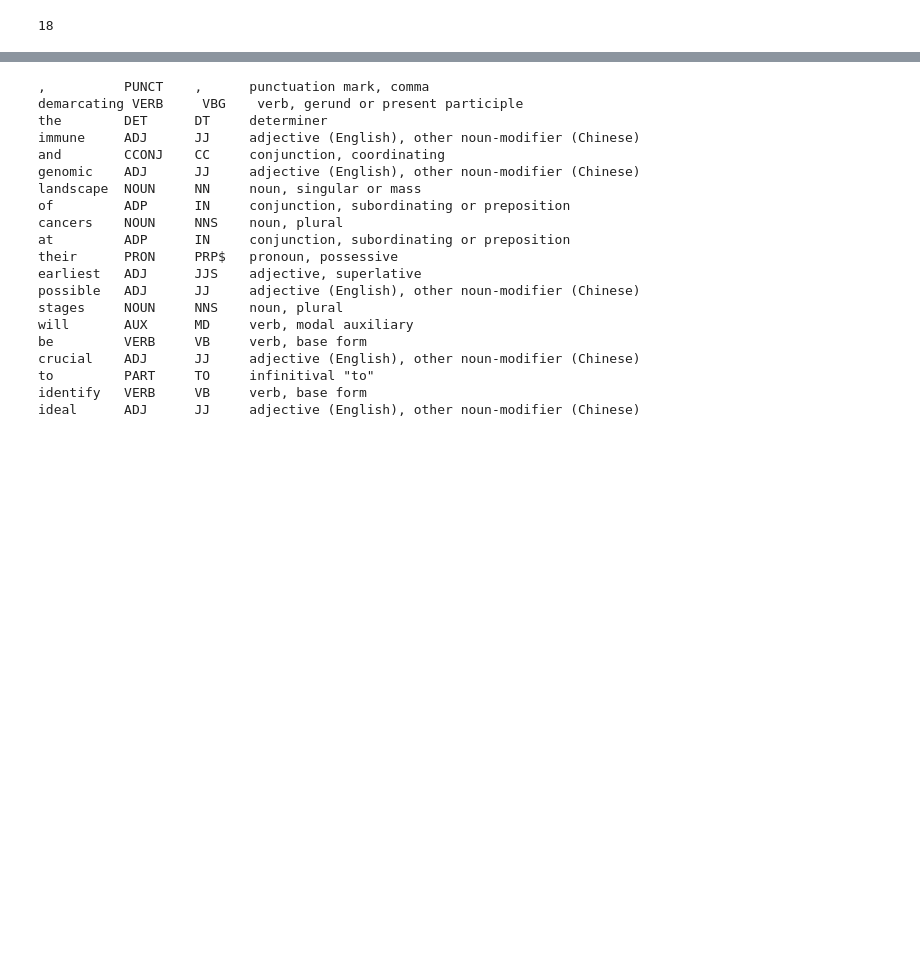
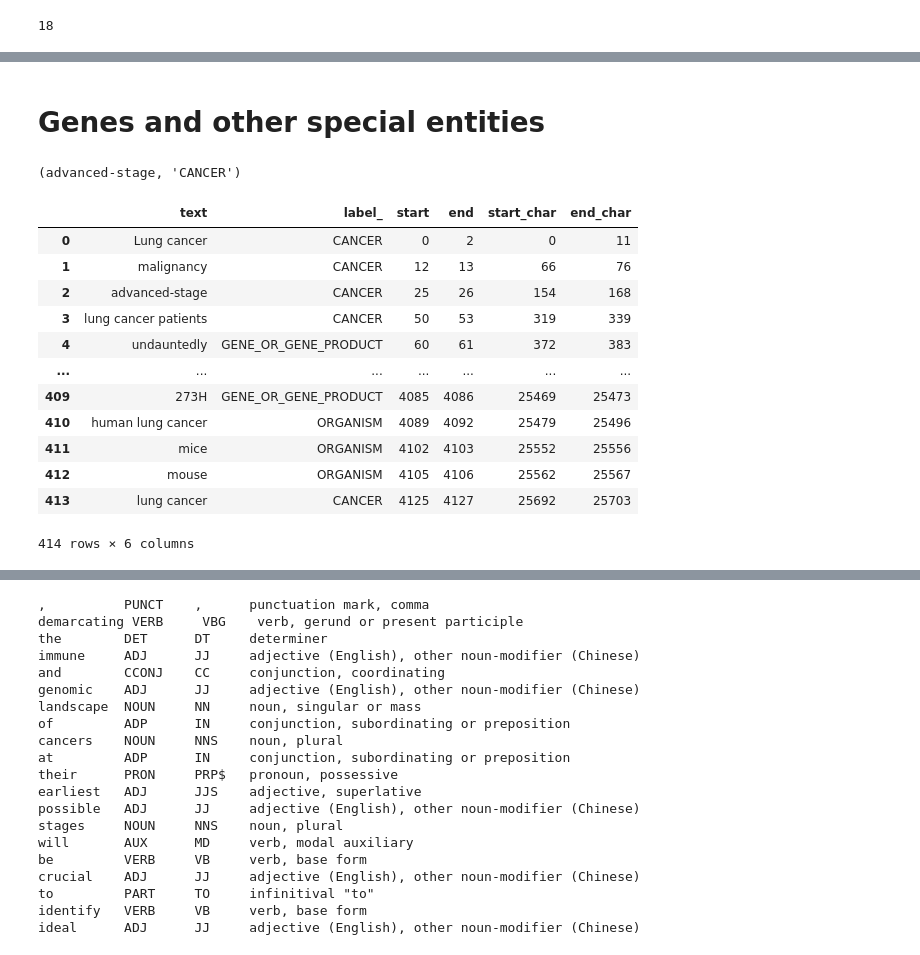
Before and after one commit to plpxsk/nlp-playgrounds, a Jupyter notebook: projects/entities/poc.ipynb, the cells around one changed output, grey strips where cells are left out. Saved outputs shown, nothing was run; the diff lists cells and outputs as text; code cells hidden in the pictures; blank space fills up the shorter version.

Commit message:
Add special entity selector

```diff
--- a/projects/entities/poc.ipynb
+++ b/projects/entities/poc.ipynb
@@ -26,0 +34,2 @@ doc = nlp(doc)
+# %%
+nlp = spacy.load("en_ner_bionlp13cg_md")
@@ -28,0 +69,7 @@ doc = nlp(doc)
+# %%
+nlp = spacy.load("en_core_sci_sm")
+
+# Add the abbreviation pipe to the spacy pipeline.
+nlp.add_pipe("abbreviation_detector")
+
+doc = nlp(text)
@@ -28,0 +119,38 @@ doc = nlp(doc)
+# %% [markdown]
+# Genes and other special entities
+# %%
+nlp = spacy.load("en_ner_bionlp13cg_md")
+
+doc = nlp(text)
+# %%
+# single
+x = doc.ents[2]
+
+x, x.label_
+# %% [output]
+(advanced-stage, 'CANCER')
+# %%
+# all special entities
+
+attrs = ["text", "label_", "start", "end", "start_char", "end_char"]
+data = [
+    [str(getattr(ent, attr)) for attr in attrs]
+    for ent in doc.ents
+]
+df = pd.DataFrame(data, columns=attrs)
+# %%
+df
+# %% [output]
+|  | text | label_ | start | end | start_char | end_char |
+| 0 | Lung cancer | CANCER | 0 | 2 | 0 | 11 |
+| 1 | malignancy | CANCER | 12 | 13 | 66 | 76 |
+| 2 | advanced-stage | CANCER | 25 | 26 | 154 | 168 |
+| 3 | lung cancer patients | CANCER | 50 | 53 | 319 | 339 |
+| 4 | undauntedly | GENE_OR_GENE_PRODUCT | 60 | 61 | 372 | 383 |
+| ... | ... | ... | ... | ... | ... | ... |
+| 409 | 273H | GENE_OR_GENE_PRODUCT | 4085 | 4086 | 25469 | 25473 |
+| 410 | human lung cancer | ORGANISM | 4089 | 4092 | 25479 | 25496 |
+| 411 | mice | ORGANISM | 4102 | 4103 | 25552 | 25556 |
+| 412 | mouse | ORGANISM | 4105 | 4106 | 25562 | 25567 |
+| 413 | lung cancer | CANCER | 4125 | 4127 | 25692 | 25703 |
+414 rows × 6 columns
```
Also changed, not shown: parts of 32 cells of this notebook, 1 other file.
